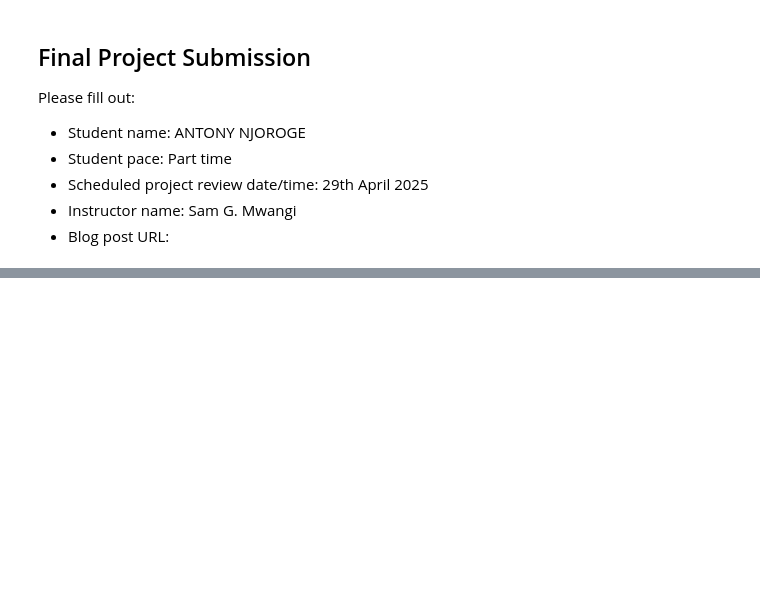
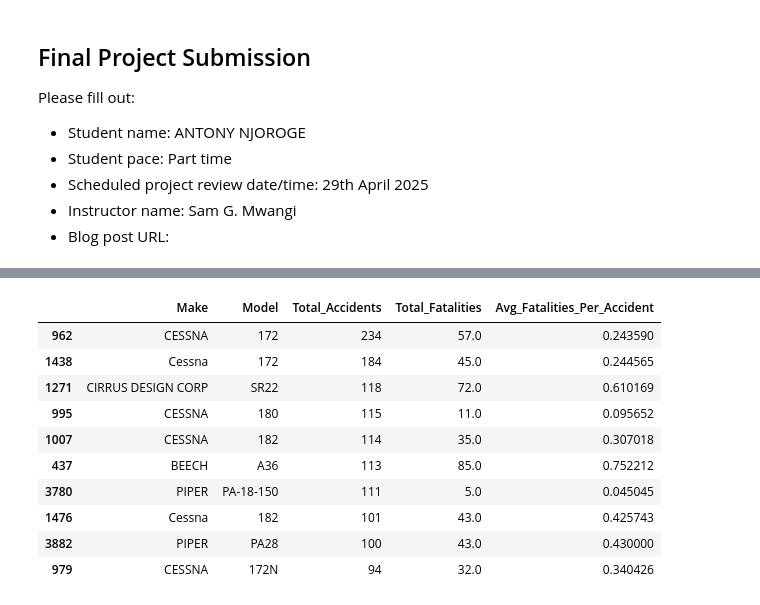
Before and after one commit to PrimeTonyCode/Phase_1_Project, a Jupyter notebook: student.ipynb, the cells around one changed output, grey strips where cells are left out. Drawn from its saved outputs; the diff is of its cells as text; code cells hidden in the pictures; blank space fills up the shorter version.

```diff
--- a/student.ipynb
+++ b/student.ipynb
@@ -84,0 +73,13 @@ df = df.apply(lambda x: x.str.strip() if x.dtype == "object" else x)
+# %%
+# Drop rows with missing values in 'Make' , 'Model' and 'Location columns
+aviation_data.dropna(subset=['Make', 'Model', 'Location', 'Total.Fatal.Injuries', 'Aircraft.Category'], inplace=True)
+
+# Strip whitespaces
+aviation_data = aviation_data.apply(lambda x: x.str.strip() if x.dtype == "object" else x)
+
+# Convert Total.Fatal.Injuries to numeric
+aviation_data["Total.Fatal.Injuries"] = pd.to_numeric(aviation_data["Total.Fatal.Injuries"], errors="coerce")
+
+# Filter out rows with invalid or negative injury values
+aviation_data = aviation_data[aviation_data["Total.Fatal.Injuries"] >= 0]
+aviation_data.shape
@@ -84,0 +172,26 @@ df = df.apply(lambda x: x.str.strip() if x.dtype == "object" else x)
+# %%
+# Define a threshold for popularity (e.g., aircraft with more than 50 accidents)
+popular_airplanes = popular_grouped[popular_grouped["Total_Accidents"] > 50]
+
+# Group by Make and Model for popular aircraft
+popular_grouped = airplanes_data.groupby(["Make", "Model"]).agg(
+    Total_Accidents=("Event.Id", "count"),
+    Total_Fatalities=("Total.Fatal.Injuries", "sum"),
+    Avg_Fatalities_Per_Accident=("Total.Fatal.Injuries", "mean")
+).reset_index()
+
+# Sort by Total_Accidents in descending order
+popular_airplanes = popular_grouped.sort_values(by="Total_Accidents", ascending=False)
+popular_airplanes.head(10)
+# %% [output]
+|  | Make | Model | Total_Accidents | Total_Fatalities | Avg_Fatalities_Per_Accident |
+| 962 | CESSNA | 172 | 234 | 57.0 | 0.243590 |
+| 1438 | Cessna | 172 | 184 | 45.0 | 0.244565 |
+| 1271 | CIRRUS DESIGN CORP | SR22 | 118 | 72.0 | 0.610169 |
+| 995 | CESSNA | 180 | 115 | 11.0 | 0.095652 |
+| 1007 | CESSNA | 182 | 114 | 35.0 | 0.307018 |
+| 437 | BEECH | A36 | 113 | 85.0 | 0.752212 |
+| 3780 | PIPER | PA-18-150 | 111 | 5.0 | 0.045045 |
+| 1476 | Cessna | 182 | 101 | 43.0 | 0.425743 |
+| 3882 | PIPER | PA28 | 100 | 43.0 | 0.430000 |
+| 979 | CESSNA | 172N | 94 | 32.0 | 0.340426 |
```
Also changed, not shown: parts of 21 cells of this notebook, 1 other file.
